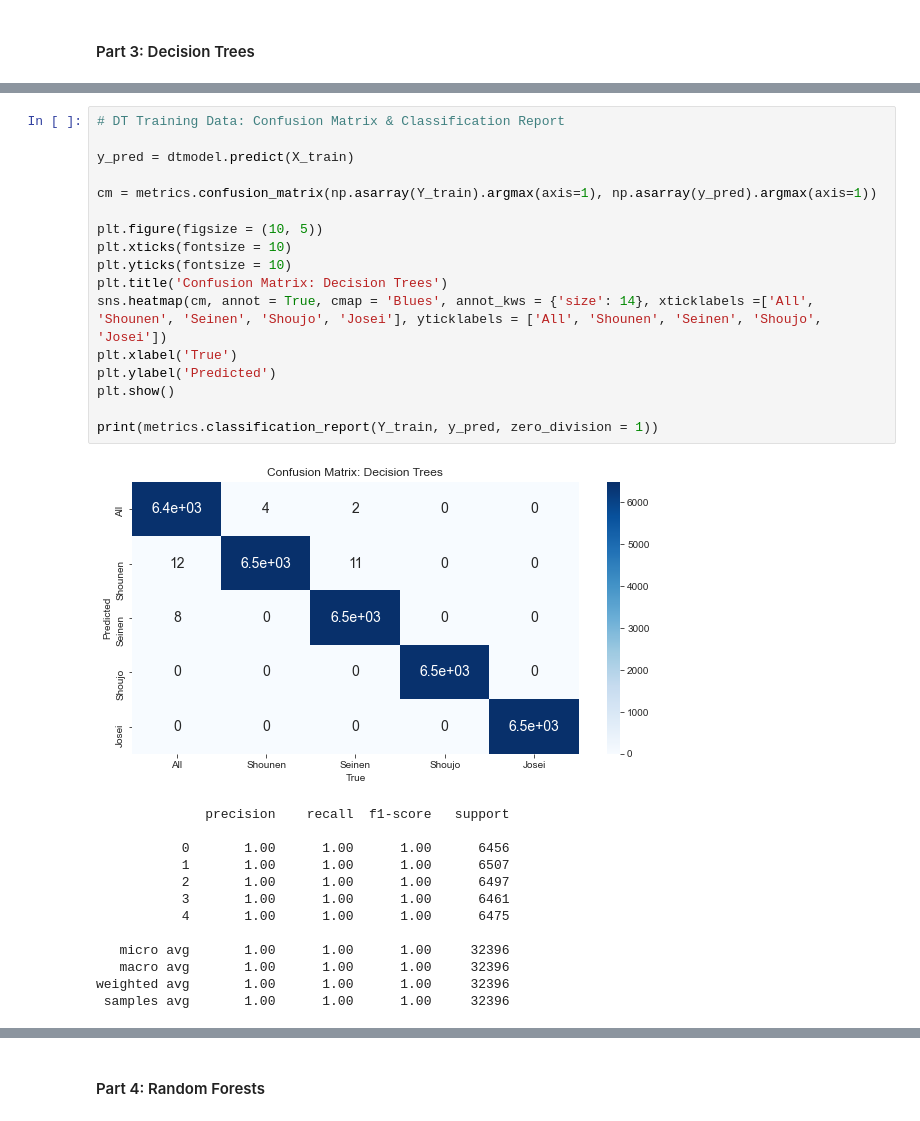
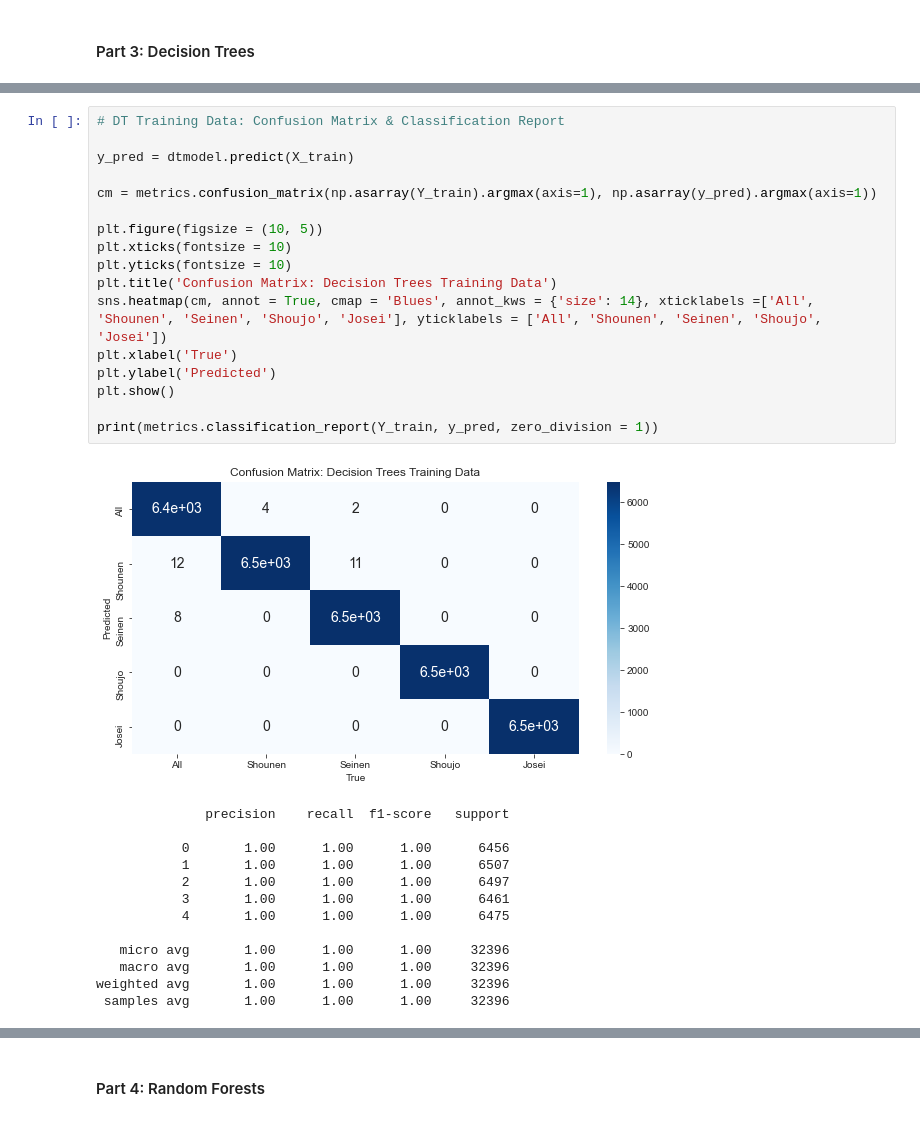
Before and after one commit to joelgnhz/anime, a Jupyter notebook: Anime Classification.ipynb, the cells around one changed output, grey strips where cells are left out. Saved outputs shown, nothing was run; the diff lists cells and outputs as text.

```diff
--- a/Anime Classification.ipynb
+++ b/Anime Classification.ipynb
@@ -614,22 +614,22 @@ print("%0.4f accuracy with a standard deviation of %0.4f" % (results.mean(), res
 # %%
 # DT Training Data: Confusion Matrix & Classification Report
 
 y_pred = dtmodel.predict(X_train)
 
 cm = metrics.confusion_matrix(np.asarray(Y_train).argmax(axis=1), np.asarray(y_pred).argmax(axis=1))
 
 plt.figure(figsize = (10, 5))
 plt.xticks(fontsize = 10)
 plt.yticks(fontsize = 10)
-plt.title('Confusion Matrix: Decision Trees')
+plt.title('Confusion Matrix: Decision Trees Training Data')
 sns.heatmap(cm, annot = True, cmap = 'Blues', annot_kws = {'size': 14}, xticklabels =['All', 'Shounen', 'Seinen', 'Shoujo', 'Josei'], yticklabels = ['All', 'Shounen', 'Seinen', 'Shoujo', 'Josei'])
 plt.xlabel('True')
 plt.ylabel('Predicted')
 plt.show()
 
 print(metrics.classification_report(Y_train, y_pred, zero_division = 1))
 # %% [output]
-[figure, old version]
+[figure, new version]
               precision    recall  f1-score   support
 
            0       1.00      1.00      1.00      6456
```
Also changed, not shown: parts of 10 cells of this notebook.
